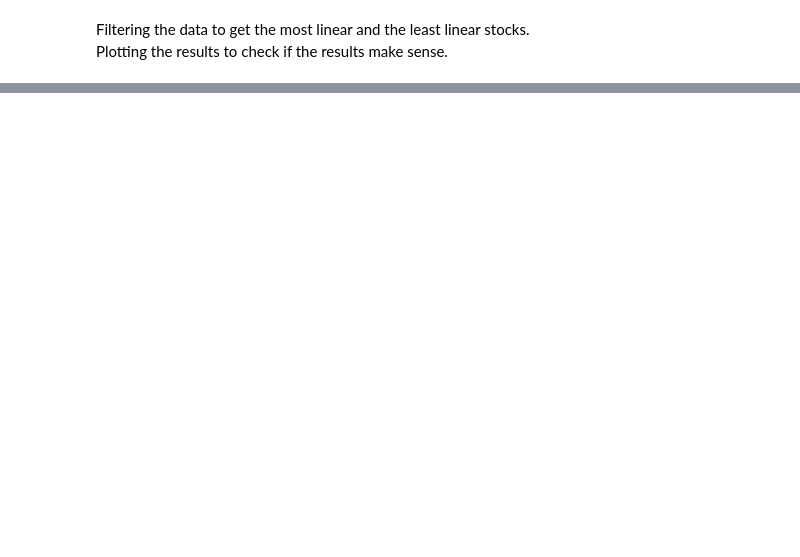
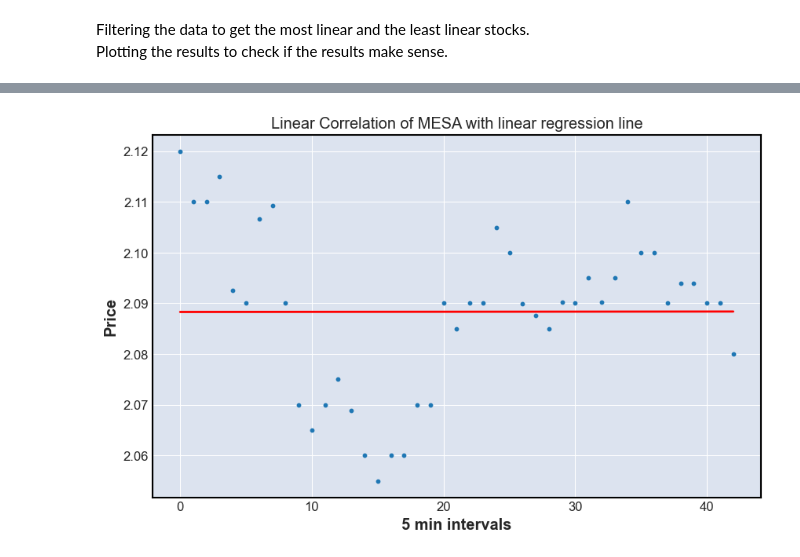
Before and after one commit to Folongton/Stock-Analysis, a Jupyter notebook: P1-Indicators-Chart-Analysis/P1-Chart-Analysis.ipynb, the cells around one changed output, grey strips where cells are left out. Drawn from its saved outputs; the diff is of its cells as text; code cells hidden in the pictures; blank space fills up the shorter version.

```diff
--- a/P1-Indicators-Chart-Analysis/P1-Chart-Analysis.ipynb
+++ b/P1-Indicators-Chart-Analysis/P1-Chart-Analysis.ipynb
@@ -642,0 +658,4 @@ plot_correlation(df_for_plot_intraday['RBCAA'])
+# %%
+plot_correlation(df_for_plot_intraday['MESA'], intervals='5 min intervals')
+# %% [output]
+[figure, added]
```
Also changed, not shown: parts of 25 cells of this notebook.
